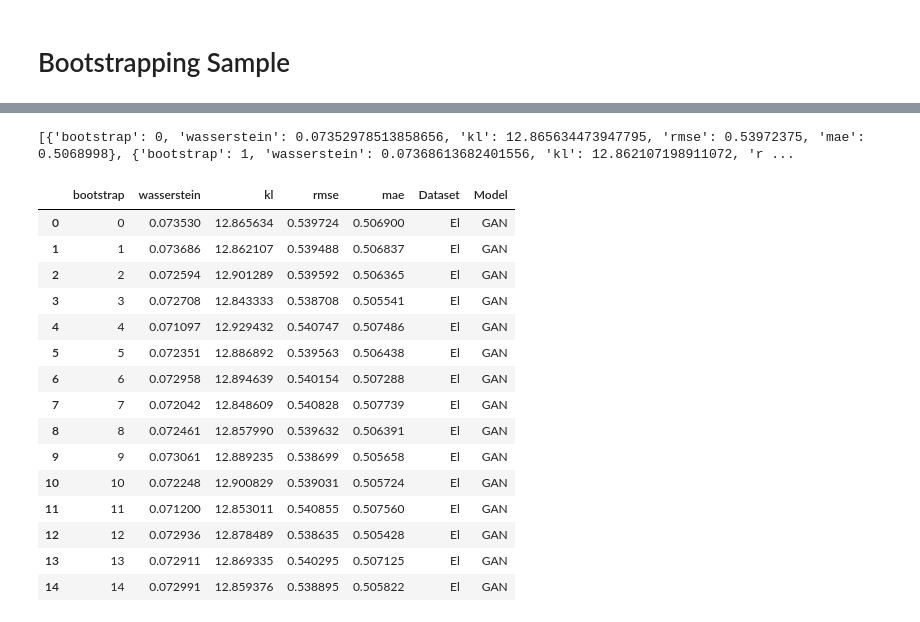
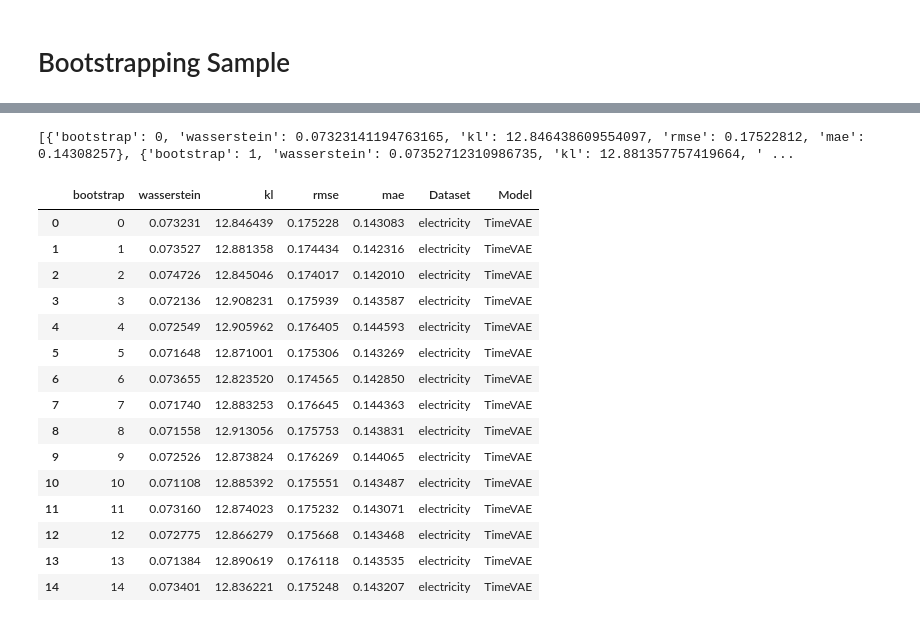
Before and after one commit to pmxfa/sp-shapely, a Jupyter notebook: sp_timevae_electricity.ipynb, the cells around one changed output, grey strips where cells are left out. Cells and saved outputs as stored; diff of their text form; code cells hidden in the pictures.

Commit message:
update bootstrap

```diff
--- a/sp_timevae_electricity.ipynb
+++ b/sp_timevae_electricity.ipynb
@@ -437,7 +437,7 @@ Epoch 50: Train MSE = 0.039673
 # Define a path where you want to save your model.
 # Use a meaningful name, especially for TRTR vs. TSTR models.
 # Example for TRTR Electricity model:
-MODEL_SAVE_PATH = '/content/drive/Shareddrives/sp_env/saved_models/LSTM/tstr_GAN_electricity.pth'
+MODEL_SAVE_PATH = '/content/drive/Shareddrives/sp_env/saved_models/LSTM/tstr_VAE_electricity.pth'
 
 # Save only the model's learned parameters (state_dict)
 torch.save(model.state_dict(), MODEL_SAVE_PATH)
@@ -461,17 +470,22 @@ with torch.no_grad():
 from tsbootstrap import MovingBlockBootstrap
 import numpy as np
 
+C_CONSTANT = 1
+n = len(loader_test)
+calculated_block_length = int(np.round(C_CONSTANT * (n**(1/3))))
+print(calculated_block_length)
+
 bootstrap_configs = {
-    "weather": {"block_length": 36, "n_bootstraps": 15, "rng": 42},       # 6-hour pattern (10-min interval)
-    "electricity": {"block_length": 24, "n_bootstraps": 15, "rng": 42},   # 1-day pattern (hourly)
-    "exchange": {"block_length": 30, "n_bootstraps": 15, "rng": 42},      # 1-month pattern (daily)
+    "weather": {"block_length": calculated_block_length, "n_bootstraps": 15, "rng": 42},       # 6-hour pattern (10-min interval)
+    "electricity": {"block_length": calculated_block_length, "n_bootstraps": 15, "rng": 42},   # 1-day pattern (hourly)
+    "exchange": {"block_length": calculated_block_length, "n_bootstraps": 15, "rng": 42},      # 1-month pattern (daily)
 }
 
 # Example for weather
 dataset_name = "electricity"
 config = bootstrap_configs[dataset_name]
 
-real_test_array = real_data[selected_columns].to_numpy()  # shape (N, features)
+real_test_array = real_data # shape (N, features)
 mbb = MovingBlockBootstrap(
     n_bootstraps=config["n_bootstraps"],
     rng=config["rng"],
@@ -532,30 +550,30 @@ for b_idx, boot_real in enumerate(boot_samples):
 # %%
 print(bootstrap_results)
 
 # Assuming bootstrap_results is your list of dicts
 df_results = pd.DataFrame(bootstrap_results)
 
-df_results['Dataset'] = 'El'
-df_results['Model'] = 'GAN'
+df_results['Dataset'] = 'electricity'
+df_results['Model'] = 'TimeVAE'
 
 df_results
 # %% [output]
-[{'bootstrap': 0, 'wasserstein': 0.07352978513858656, 'kl': 12.865634473947795, 'rmse': 0.53972375, 'mae': 0.5068998}, {'bootstrap': 1, 'wasserstein': 0.07368613682401556, 'kl': 12.862107198911072, 'r ...
+[{'bootstrap': 0, 'wasserstein': 0.07323141194763165, 'kl': 12.846438609554097, 'rmse': 0.17522812, 'mae': 0.14308257}, {'bootstrap': 1, 'wasserstein': 0.07352712310986735, 'kl': 12.881357757419664, ' ...
 |  | bootstrap | wasserstein | kl | rmse | mae | Dataset | Model |
-| 0 | 0 | 0.073530 | 12.865634 | 0.539724 | 0.506900 | El | GAN |
-| 1 | 1 | 0.073686 | 12.862107 | 0.539488 | 0.506837 | El | GAN |
-| 2 | 2 | 0.072594 | 12.901289 | 0.539592 | 0.506365 | El | GAN |
-| 3 | 3 | 0.072708 | 12.843333 | 0.538708 | 0.505541 | El | GAN |
-| 4 | 4 | 0.071097 | 12.929432 | 0.540747 | 0.507486 | El | GAN |
-| 5 | 5 | 0.072351 | 12.886892 | 0.539563 | 0.506438 | El | GAN |
-| 6 | 6 | 0.072958 | 12.894639 | 0.540154 | 0.507288 | El | GAN |
-| 7 | 7 | 0.072042 | 12.848609 | 0.540828 | 0.507739 | El | GAN |
-| 8 | 8 | 0.072461 | 12.857990 | 0.539632 | 0.506391 | El | GAN |
-| 9 | 9 | 0.073061 | 12.889235 | 0.538699 | 0.505658 | El | GAN |
-| 10 | 10 | 0.072248 | 12.900829 | 0.539031 | 0.505724 | El | GAN |
-| 11 | 11 | 0.071200 | 12.853011 | 0.540855 | 0.507560 | El | GAN |
-| 12 | 12 | 0.072936 | 12.878489 | 0.538635 | 0.505428 | El | GAN |
-| 13 | 13 | 0.072911 | 12.869335 | 0.540295 | 0.507125 | El | GAN |
-| 14 | 14 | 0.072991 | 12.859376 | 0.538895 | 0.505822 | El | GAN |
+| 0 | 0 | 0.073231 | 12.846439 | 0.175228 | 0.143083 | electricity | TimeVAE |
+| 1 | 1 | 0.073527 | 12.881358 | 0.174434 | 0.142316 | electricity | TimeVAE |
+| 2 | 2 | 0.074726 | 12.845046 | 0.174017 | 0.142010 | electricity | TimeVAE |
+| 3 | 3 | 0.072136 | 12.908231 | 0.175939 | 0.143587 | electricity | TimeVAE |
+| 4 | 4 | 0.072549 | 12.905962 | 0.176405 | 0.144593 | electricity | TimeVAE |
+| 5 | 5 | 0.071648 | 12.871001 | 0.175306 | 0.143269 | electricity | TimeVAE |
+| 6 | 6 | 0.073655 | 12.823520 | 0.174565 | 0.142850 | electricity | TimeVAE |
+| 7 | 7 | 0.071740 | 12.883253 | 0.176645 | 0.144363 | electricity | TimeVAE |
+| 8 | 8 | 0.071558 | 12.913056 | 0.175753 | 0.143831 | electricity | TimeVAE |
+| 9 | 9 | 0.072526 | 12.873824 | 0.176269 | 0.144065 | electricity | TimeVAE |
+| 10 | 10 | 0.071108 | 12.885392 | 0.175551 | 0.143487 | electricity | TimeVAE |
+| 11 | 11 | 0.073160 | 12.874023 | 0.175232 | 0.143071 | electricity | TimeVAE |
+| 12 | 12 | 0.072775 | 12.866279 | 0.175668 | 0.143468 | electricity | TimeVAE |
+| 13 | 13 | 0.071384 | 12.890619 | 0.176118 | 0.143535 | electricity | TimeVAE |
+| 14 | 14 | 0.073401 | 12.836221 | 0.175248 | 0.143207 | electricity | TimeVAE |
 # %%
 summary_row = {
```
Also changed, not shown: parts of 7 cells of this notebook.
